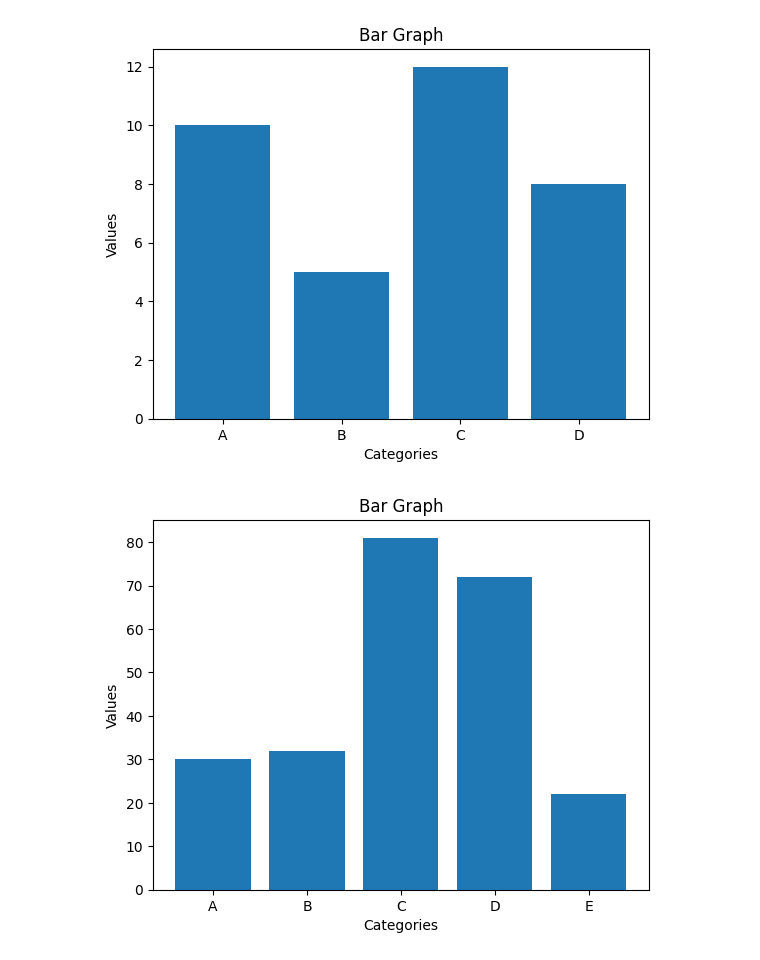
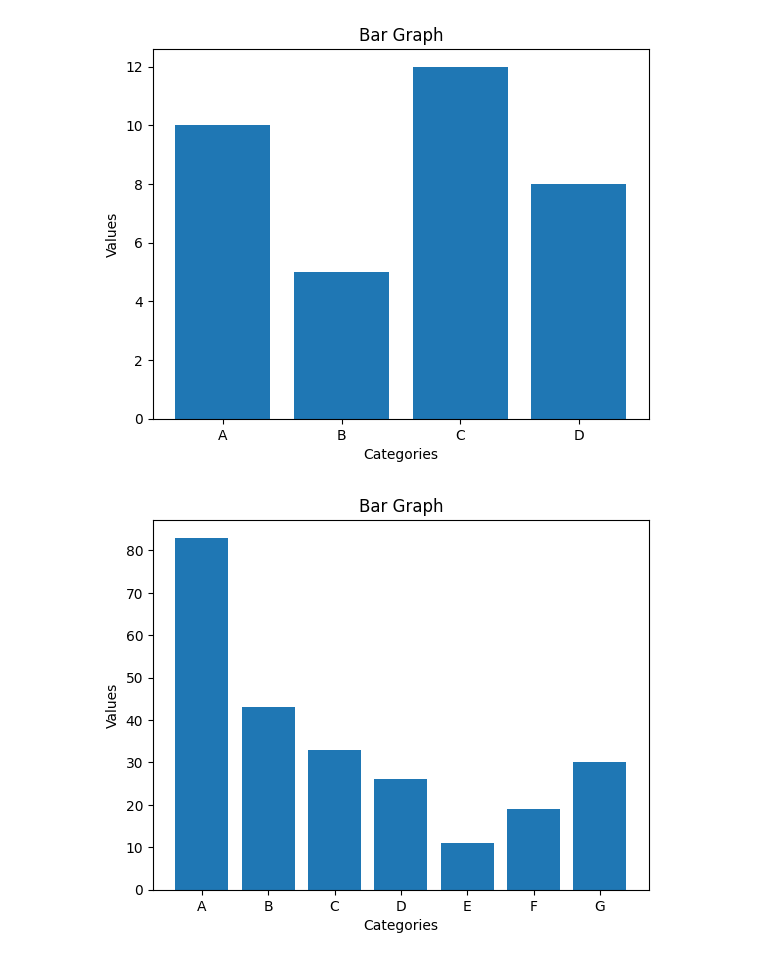
Before and after one commit to m-training/py-copilot, a Jupyter notebook: src/ch09/0902.ipynb, the cells around one changed output. Saved outputs shown, nothing was run; the diff lists cells and outputs as text; code cells hidden in the pictures.

```diff
--- a/src/ch09/0902.ipynb
+++ b/src/ch09/0902.ipynb
@@ -20,20 +20,20 @@ plt.show()
 # %%
 import matplotlib.pyplot as plt
 import random
 
 # Data for the bar graph
-x = ['A', 'B', 'C', 'D', 'E']
+x = ['A', 'B', 'C', 'D', 'E', 'F', 'G']
 y = [random.randint(1, 100) for _ in range(len(x))]
 
 # Create the bar graph
 plt.bar(x, y)
 
 # Add labels and title
 plt.xlabel('Categories')
 plt.ylabel('Values')
 plt.title('Bar Graph')
 
 # Display the graph
 plt.show()
 # %% [output]
-[figure, old version]
+[figure, new version]
```
Also changed, not shown: parts of 2 cells of this notebook, 17 other files.
